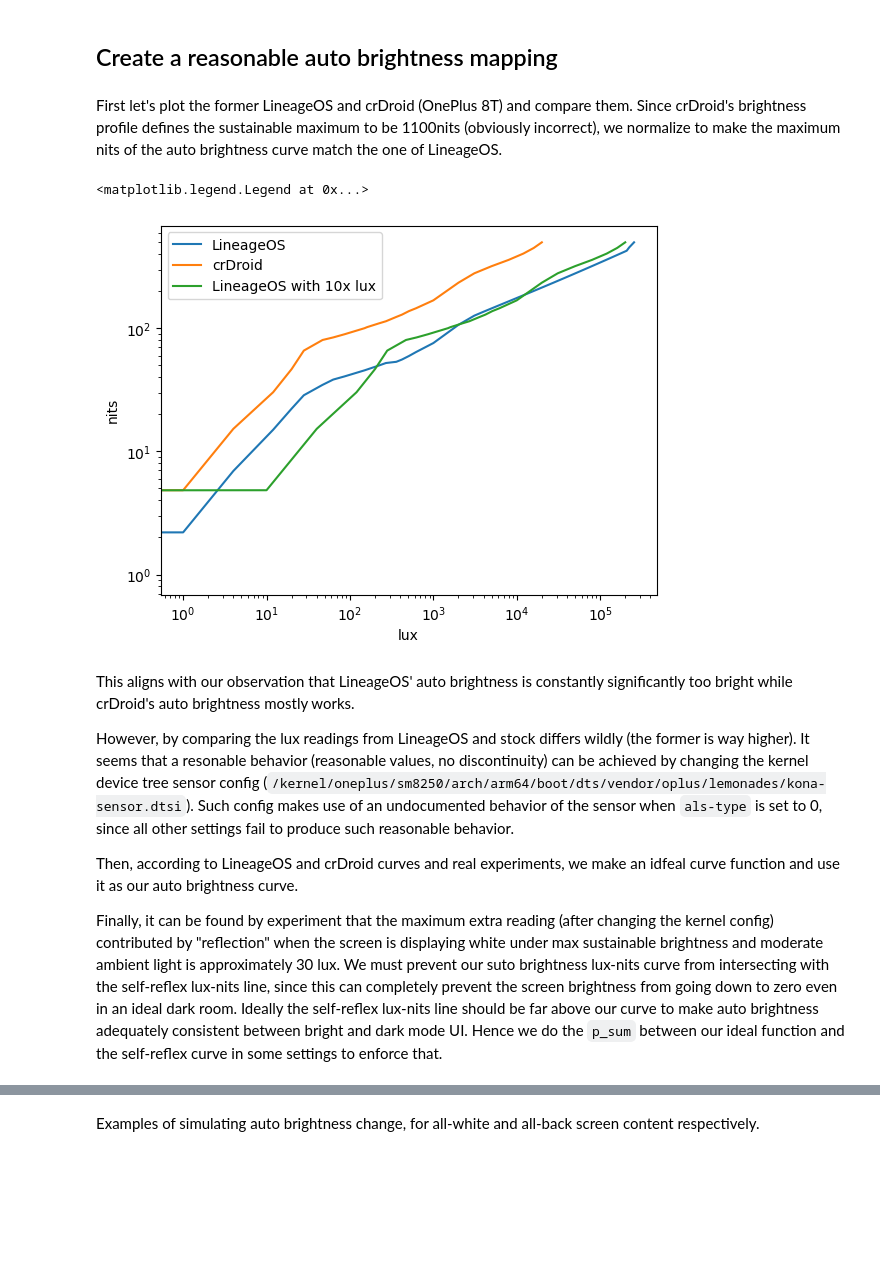
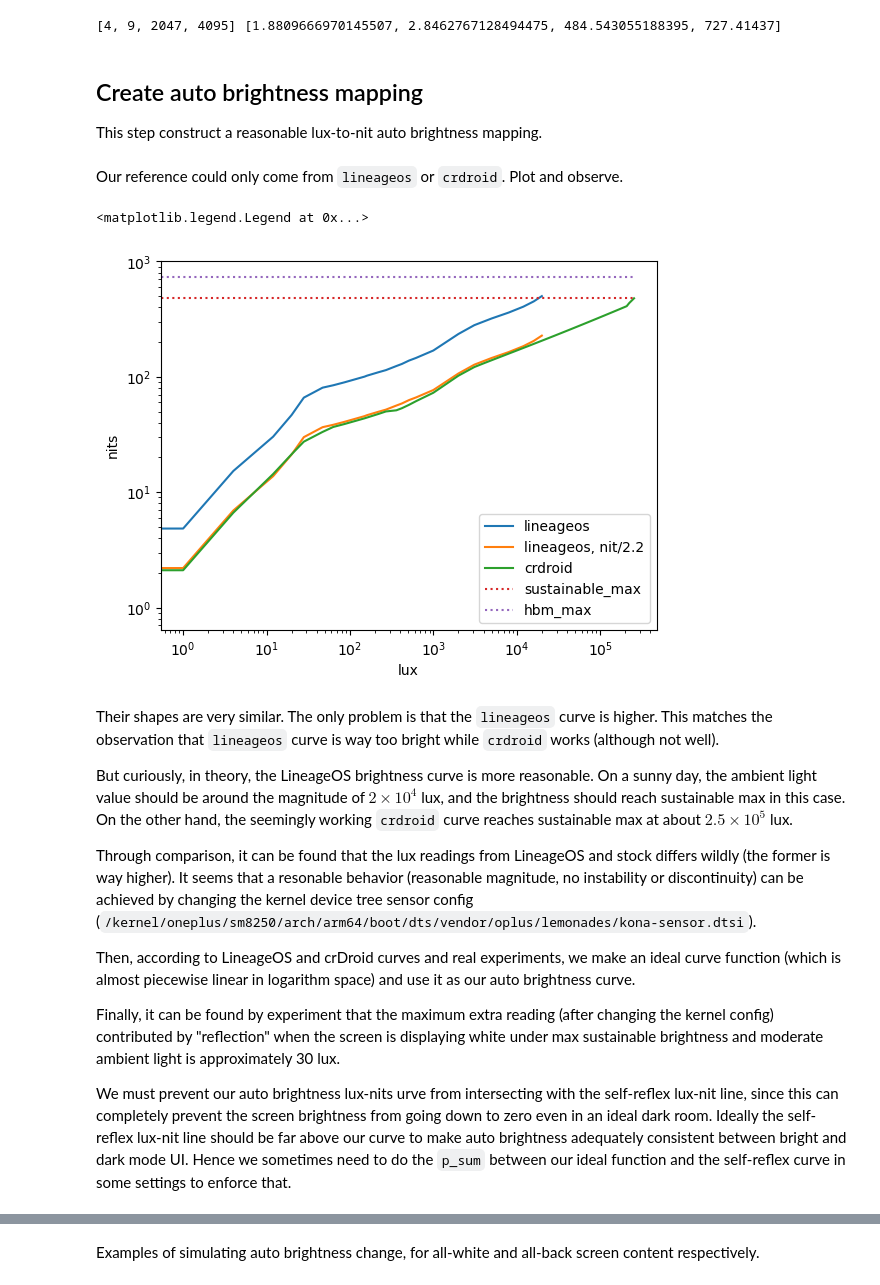
Before and after one commit to yezhiyi9670-aosp-forks/shared-android_device_oneplus_lemonades, a Jupyter notebook: docs/brightness_remap_calculations/calc.ipynb, the cells around one changed output, grey strips where cells are left out. Saved outputs shown, nothing was run; the diff lists cells and outputs as text; code cells hidden in the pictures; blank space fills up the shorter version.

```diff
--- a/docs/brightness_remap_calculations/calc.ipynb
+++ b/docs/brightness_remap_calculations/calc.ipynb
@@ -401,45 +219,62 @@ Conclusion: The register to nits mapping is mostly piecewise linear. The key poi
+# %%
+def register_to_nit(val: float):
+    return linear_map(val, panel_registers, panel_nits)
+def nit_to_register(val: float):
+    return linear_map(val, panel_nits, panel_registers)
+def nit_to_backlight(val: float):
+    return register_to_backlight(nit_to_register(val))
+key_nits = [ register_to_nit(register) for register in key_registers ]
+
+print(key_registers, key_nits)
+# %% [output]
+[4, 9, 2047, 4095] [1.8809666970145507, 2.8462767128494475, 484.543055188395, 727.41437]
 # %% [markdown]
-## Create a reasonable auto brightness mapping
+## Create auto brightness mapping
+
+This step construct a reasonable lux-to-nit auto brightness mapping.
 # %% [markdown]
-First let's plot the former LineageOS and crDroid (OnePlus 8T) and compare them.
-Since crDroid's brightness profile defines the sustainable maximum to be 1100nits (obviously incorrect),
-we normalize to make the maximum nits of the auto brightness curve match the one of LineageOS.
+Our reference could only come from `lineageos` or `crdroid`. Plot and observe.
 # %%
 crd_auto_nits_max = max(*crd_auto_nits)
 los_auto_nits_max = max(*los_auto_nits)
-plt.plot(crd_auto_lux, [item / crd_auto_nits_max * los_auto_nits_max for item in crd_auto_nits], label='LineageOS')
-plt.plot([item for item in los_auto_lux], los_auto_nits, label='crDroid')
-plt.plot([item * 10 for item in los_auto_lux], los_auto_nits, label='LineageOS with 10x lux')
+
+plt.plot(los_auto_luxs, los_auto_nits, label='lineageos')
+plt.plot(los_auto_luxs, [ v/2.2 for v in los_auto_nits], label='lineageos, nit/2.2')
+plt.plot(crd_auto_luxs, crd_auto_nits, label='crdroid')
+
+plt.plot(crd_auto_luxs, [ key_nits[I_SUSTAINABLE_MAX] for v in crd_auto_luxs ], label='sustainable_max', linestyle='dotted')
+plt.plot(crd_auto_luxs, [ key_nits[I_HBM_MAX] for v in crd_auto_luxs ], label='hbm_max', linestyle='dotted')
+
 plt.xscale('log')
 plt.yscale('log')
 plt.xlabel('lux')
 plt.ylabel('nits')
 plt.legend()
 # %% [output]
 <matplotlib.legend.Legend at 0x...>
-[figure, old version]
+[figure, new version]
 # %% [markdown]
-This aligns with our observation that LineageOS' auto brightness is constantly significantly too bright
-while crDroid's auto brightness mostly works.
+Their shapes are very similar. The only problem is that the `lineageos` curve is higher. This matches the observation that `lineageos` curve is way too bright while `crdroid` works (although not well).
 
-However, by comparing the lux readings from LineageOS and stock differs wildly (the former is way higher).
-It seems that a resonable behavior (reasonable values, no discontinuity)
+But curiously, in theory, the LineageOS brightness curve is more reasonable. On a sunny day, the ambient light value should be around the magnitude of $2 \times 10^4$ lux, and the brightness should reach sustainable max in this case. On the other hand, the seemingly working `crdroid` curve reaches sustainable max at about $2.5 \times 10^5$ lux.
+
+Through comparison, it can be found that the lux readings from LineageOS and stock differs wildly (the former is way higher).
+It seems that a resonable behavior (reasonable magnitude, no instability or discontinuity)
 can be achieved by changing the kernel device tree sensor config
 (`/kernel/oneplus/sm8250/arch/arm64/boot/dts/vendor/oplus/lemonades/kona-sensor.dtsi`).
-Such config makes use of an undocumented behavior of the sensor when `als-type` is set to 0, since all other
-settings fail to produce such reasonable behavior.
 
-Then, according to LineageOS and crDroid curves and real experiments, we make an idfeal curve
-function and use it as our auto brightness curve.
+Then, according to LineageOS and crDroid curves and real experiments, we make an ideal curve
+function (which is almost piecewise linear in logarithm space) and use it as our auto brightness curve.
 
 Finally, it can be found by experiment that the maximum extra reading (after changing the kernel config)
 contributed by "reflection" when the screen is displaying white under max sustainable brightness
 and moderate ambient light is approximately 30 lux.
-We must prevent our suto brightness lux-nits curve from intersecting with the self-reflex lux-nits line,
+
+We must prevent our auto brightness lux-nits urve from intersecting with the self-reflex lux-nit line,
 since this can completely prevent the screen brightness from going down to zero even in an ideal dark room.
-Ideally the self-reflex lux-nits line should be far above our curve to make auto brightness adequately consistent
+Ideally the self-reflex lux-nit line should be far above our curve to make auto brightness adequately consistent
 between bright and dark mode UI.
-Hence we do the `p_sum` between our ideal function and the self-reflex curve in some settings to enforce that.
+Hence we sometimes need to do the `p_sum` between our ideal function and the self-reflex curve in some settings to enforce that.
 # %%
 from math import exp, isclose, log
 from typing import Sequence, Tuple
```
Also changed, not shown: parts of 24 cells of this notebook, 13 other files.
